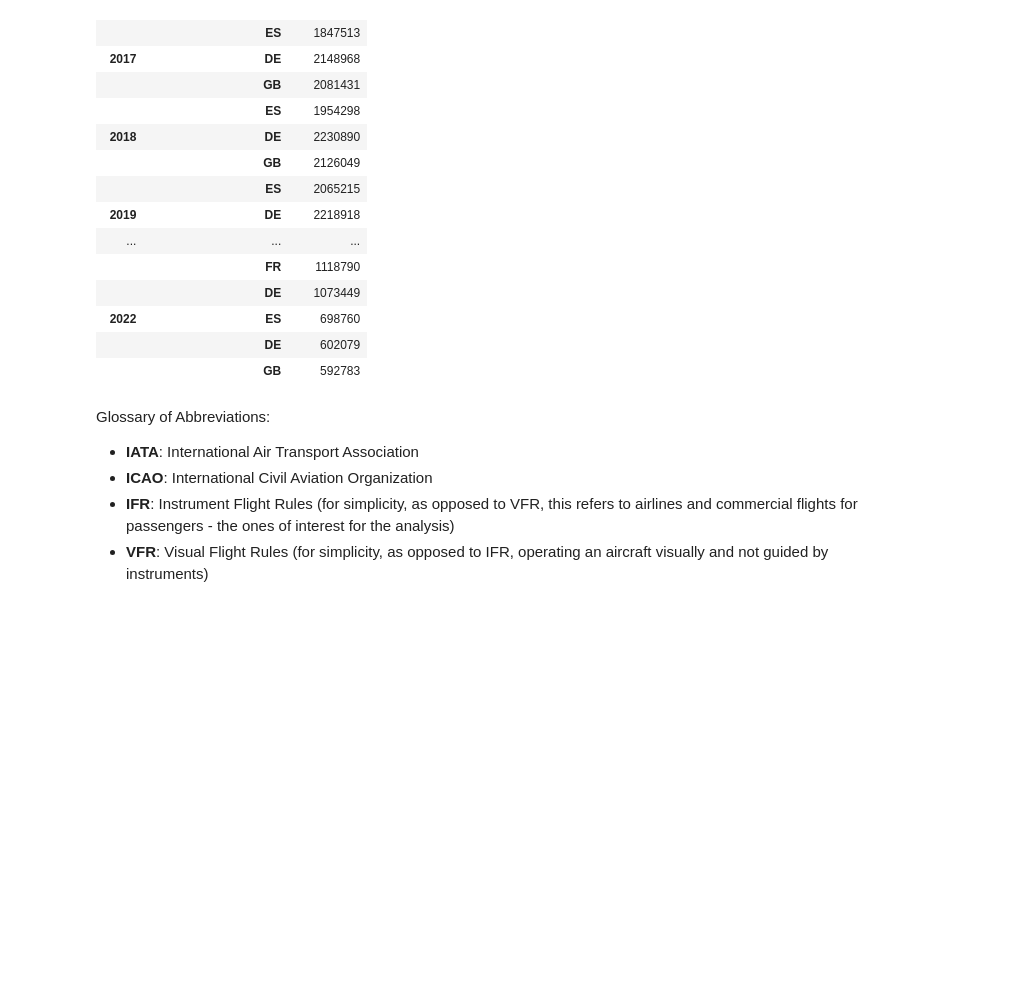
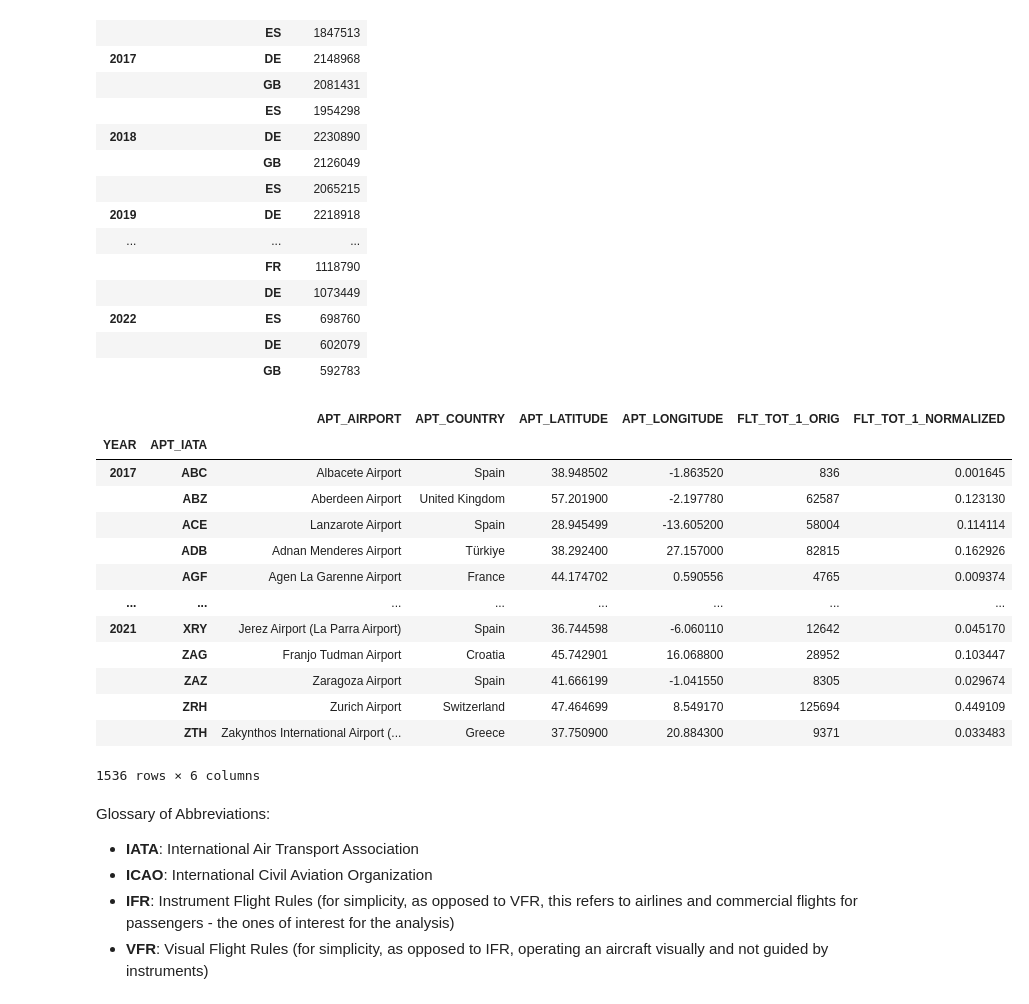
Before and after one commit to MihaiDavid05/COVID-Impact-Visualizer, a Jupyter notebook: data/exploratory_data_analysis.ipynb, the cells around one changed output. Cells and saved outputs as stored; diff of their text form; code cells hidden in the pictures; blank space fills up the shorter version.

```diff
--- a/data/exploratory_data_analysis.ipynb
+++ b/data/exploratory_data_analysis.ipynb
@@ -286,0 +418,32 @@ flights_iata_icao_df.groupby(['YEAR', 'APT_COUNTRY_CODE'])['FLT_TOT_1'] \
+# %%
+# Airport codes: APT_ICAO, APT_IATA
+# We can group by country, maybe region (if there are more than two airports)
+# For display I have both the City - Neighbour and Airport Name, and position
+agg_flights_df = flights_iata_icao_df.groupby(['YEAR', 'APT_IATA']) \
+                     ['APT_AIRPORT', 'APT_COUNTRY',
+                      'APT_LATITUDE', 'APT_LONGITUDE'] \
+                    .agg(lambda _: _.iloc[0]) \
+                    .join(flights_iata_icao_df.groupby(['YEAR', 'APT_IATA'])['FLT_TOT_1'] \
+                                              .agg('sum').to_frame()) \
+                    .loc[[2017, 2018, 2019, 2020, 2021]]
+
+# agg_flights_df['FLT_TOT_1_NORMALIZED'] =
+agg_flights_df = (agg_flights_df.reset_index().merge(agg_flights_df.groupby(['YEAR'])['FLT_TOT_1'].max(), on="YEAR").set_index(['YEAR', 'APT_IATA']))
+agg_flights_df["FLT_TOT_1_y"] = agg_flights_df["FLT_TOT_1_x"] / agg_flights_df["FLT_TOT_1_y"]
+agg_flights_df = agg_flights_df.rename(columns={"FLT_TOT_1_x": "FLT_TOT_1_ORIG", "FLT_TOT_1_y": "FLT_TOT_1_NORMALIZED"})
+agg_flights_df
+# %% [output]
+|  |  | APT_AIRPORT | APT_COUNTRY | APT_LATITUDE | APT_LONGITUDE | FLT_TOT_1_ORIG | FLT_TOT_1_NORMALIZED |
+| YEAR | APT_IATA |  |  |  |  |  |  |
+| 2017 | ABC | Albacete Airport | Spain | 38.948502 | -1.863520 | 836 | 0.001645 |
+|  | ABZ | Aberdeen Airport | United Kingdom | 57.201900 | -2.197780 | 62587 | 0.123130 |
+|  | ACE | Lanzarote Airport | Spain | 28.945499 | -13.605200 | 58004 | 0.114114 |
+|  | ADB | Adnan Menderes Airport | Türkiye | 38.292400 | 27.157000 | 82815 | 0.162926 |
+|  | AGF | Agen La Garenne Airport | France | 44.174702 | 0.590556 | 4765 | 0.009374 |
+| ... | ... | ... | ... | ... | ... | ... | ... |
+| 2021 | XRY | Jerez Airport (La Parra Airport) | Spain | 36.744598 | -6.060110 | 12642 | 0.045170 |
+|  | ZAG | Franjo Tudman Airport | Croatia | 45.742901 | 16.068800 | 28952 | 0.103447 |
+|  | ZAZ | Zaragoza Airport | Spain | 41.666199 | -1.041550 | 8305 | 0.029674 |
+|  | ZRH | Zurich Airport | Switzerland | 47.464699 | 8.549170 | 125694 | 0.449109 |
+|  | ZTH | Zakynthos International Airport (... | Greece | 37.750900 | 20.884300 | 9371 | 0.033483 |
+1536 rows × 6 columns
```
Also changed, not shown: parts of 44 cells of this notebook, 1 other file.
